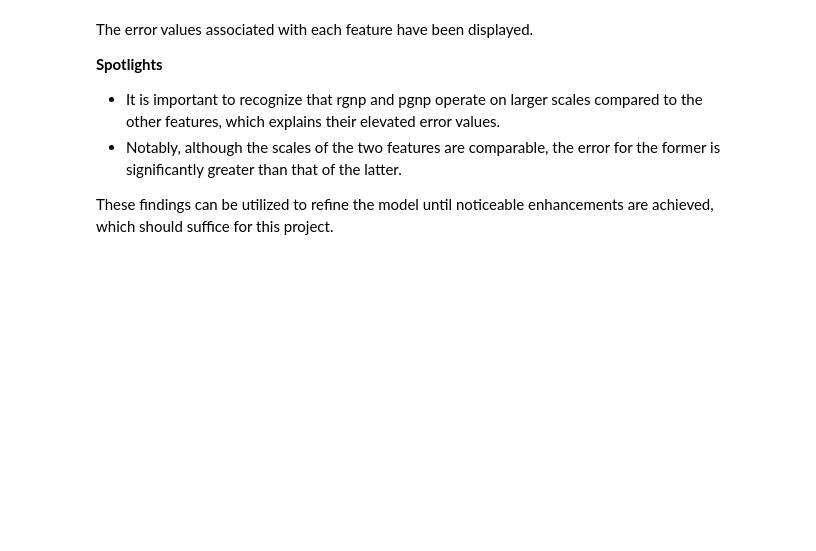
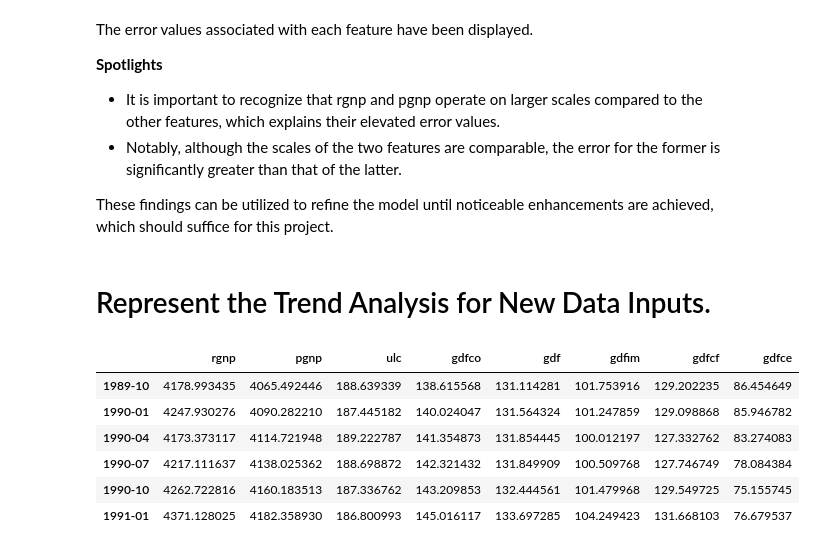
Before and after one commit to tyrantdavis/Forecasting-Economics-MultiVariate, a Jupyter notebook: Forecasting-WageGrowth-And-Inflation.ipynb, the cells around one changed output. Saved outputs shown, nothing was run; the diff lists cells and outputs as text; code cells hidden in the pictures; blank space fills up the shorter version.

```diff
--- a/Forecasting-WageGrowth-And-Inflation.ipynb
+++ b/Forecasting-WageGrowth-And-Inflation.ipynb
@@ -503,3 +503,18 @@ The error values associated with each feature have been displayed.
 - Notably, although the scales of the two features are comparable, the error for the former is significantly greater than that of the latter.
 
 These findings can be utilized to refine the model until noticeable enhancements are achieved, which should suffice for this project.
+# %% [markdown]
+# Represent the Trend Analysis for New Data Inputs.
+# %%
+new_steps = steps - len(X_test)
+
+forecast_df = df._append(df_predictions_rev[-new_steps:], sort=False)
+forecast_df.tail(new_steps)
+# %% [output]
+|  | rgnp | pgnp | ulc | gdfco | gdf | gdfim | gdfcf | gdfce |
+| 1989-10 | 4178.993435 | 4065.492446 | 188.639339 | 138.615568 | 131.114281 | 101.753916 | 129.202235 | 86.454649 |
+| 1990-01 | 4247.930276 | 4090.282210 | 187.445182 | 140.024047 | 131.564324 | 101.247859 | 129.098868 | 85.946782 |
+| 1990-04 | 4173.373117 | 4114.721948 | 189.222787 | 141.354873 | 131.854445 | 100.012197 | 127.332762 | 83.274083 |
+| 1990-07 | 4217.111637 | 4138.025362 | 188.698872 | 142.321432 | 131.849909 | 100.509768 | 127.746749 | 78.084384 |
+| 1990-10 | 4262.722816 | 4160.183513 | 187.336762 | 143.209853 | 132.444561 | 101.479968 | 129.549725 | 75.155745 |
+| 1991-01 | 4371.128025 | 4182.358930 | 186.800993 | 145.016117 | 133.697285 | 104.249423 | 131.668103 | 76.679537 |
```
Also changed, not shown: parts of 6 cells of this notebook.
